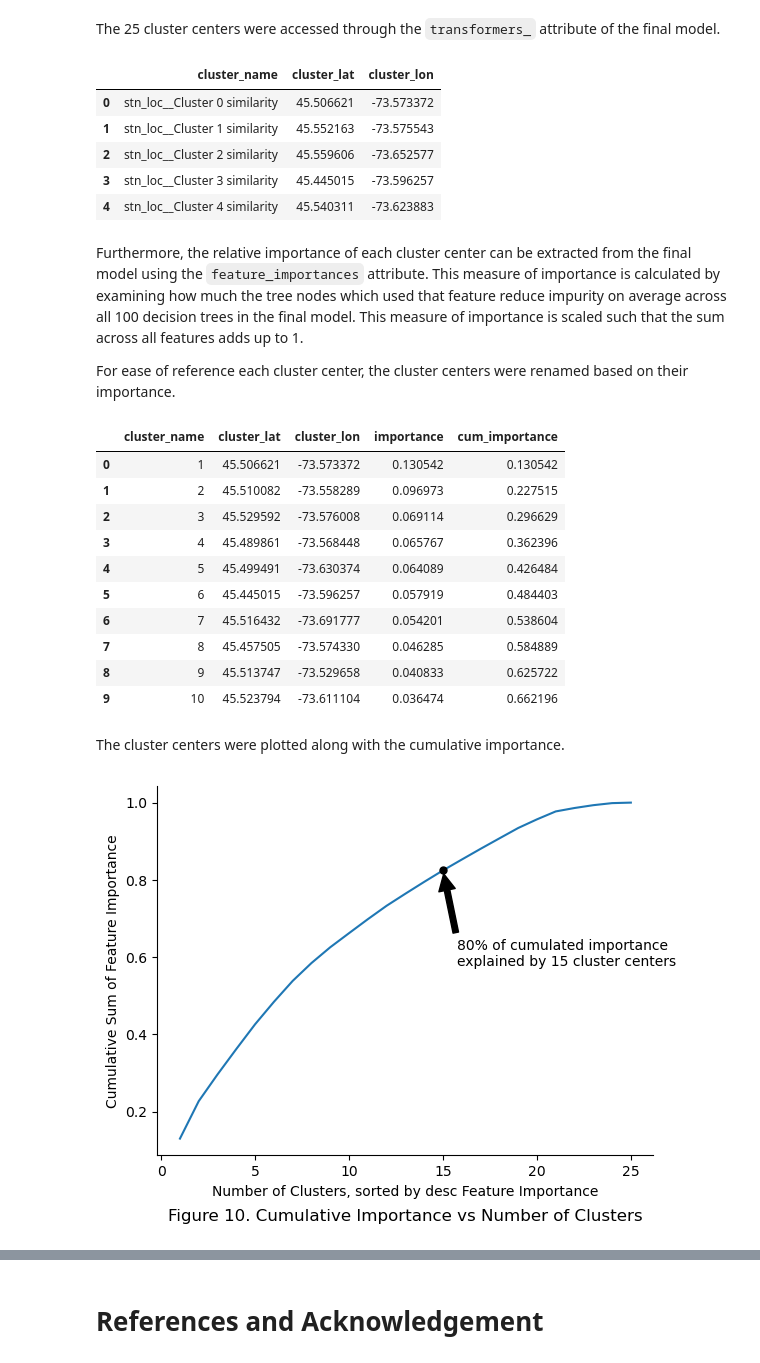
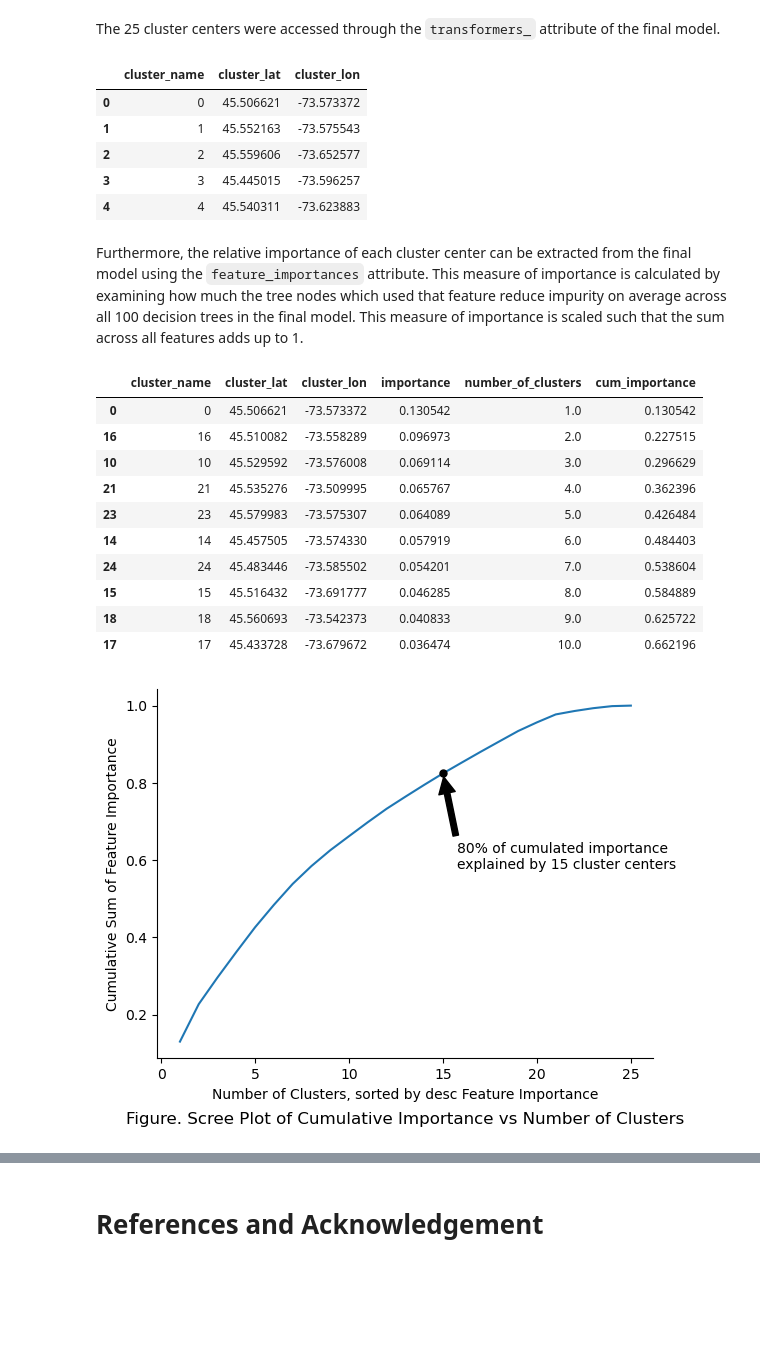
Before and after one commit to andrewyewcy/velocipede, a Jupyter notebook: 21_notebooks/030_modelling_with_location.ipynb, the cells around one changed output, grey strips where cells are left out. Cells and saved outputs as stored; diff of their text form; code cells hidden in the pictures; blank space fills up the shorter version.

```diff
--- a/21_notebooks/030_modelling_with_location.ipynb
+++ b/21_notebooks/030_modelling_with_location.ipynb
@@ -474,9 +367,9 @@ cat_bin_boundaries = [
 
 # Define labels for each bin
 cat_bin_labels = [
-    "00 - 33% percentile",
-    "34 - 66% percentile",
-    "67 - 100% percentile"
+    "00 - 33% quantile",
+    "34 - 66% quantile",
+    "67 - 100% quantile"
 ]
 
 # Categorize target feature based on defined boundaries and labels
@@ -490,7 +383,7 @@ df["pct_cat"] = pd.cut(
 df["pct_cat"].value_counts().sort_index().plot.bar(rot = 0)
 plt.ylabel("Number of data points")
 plt.xlabel("Target Feature Categories")
-plt.title(f"Figure 6. 'pct_of_annual_rides' categorized by Percentiles", y = -0.2)
+plt.title(f"Figure : 'pct_of_annual_rides' Categorized by Quantiles", y = -0.2)
 sns.despine()
 plt.show()
 # %% [output]
@@ -1006,7 +883,7 @@ The goals of hyperparameter tuning are to find the model hyperparameters that pr
 # %%
 # Extract the independent and dependent variables into X and y for readability
 X_re = remainder_df[["stn_lat", "stn_lon"]]
-y_re = remainder_df["pct_of_annual_rides"]
+y_re = remainder_df[["pct_of_annual_rides"]]
 # %% [markdown]
 ## Round 1
 # %% [markdown]
@@ -1253,21 +1143,19 @@ cc_df = pd.DataFrame({
     "cluster_lon"  : final_model["preprocessing"].transformers_[0][1].kmeans_.cluster_centers_[:,1]
 })
 
-# # For simplicity, the cluster names are reduced to just the number within each string
-# cc_df["cluster_name"] = cc_df["cluster_name"].str.extract('(\d+)').astype("int")+1
+# For simplicity, the cluster names are reduced to just the number within each string
+cc_df["cluster_name"] = cc_df["cluster_name"].str.extract('(\d+)')
 
-display(cc_df.head())
+cc_df.head()
 # %% [output]
 |  | cluster_name | cluster_lat | cluster_lon |
-| 0 | stn_loc__Cluster 0 similarity | 45.506621 | -73.573372 |
-| 1 | stn_loc__Cluster 1 similarity | 45.552163 | -73.575543 |
-| 2 | stn_loc__Cluster 2 similarity | 45.559606 | -73.652577 |
-| 3 | stn_loc__Cluster 3 similarity | 45.445015 | -73.596257 |
-| 4 | stn_loc__Cluster 4 similarity | 45.540311 | -73.623883 |
+| 0 | 0 | 45.506621 | -73.573372 |
+| 1 | 1 | 45.552163 | -73.575543 |
+| 2 | 2 | 45.559606 | -73.652577 |
+| 3 | 3 | 45.445015 | -73.596257 |
+| 4 | 4 | 45.540311 | -73.623883 |
 # %% [markdown]
 Furthermore, the relative importance of each cluster center can be extracted from the final model using the `feature_importances` attribute. This measure of importance is calculated by examining how much the tree nodes which used that feature reduce impurity on average across all 100 decision trees in the final model. This measure of importance is scaled such that the sum across all features adds up to 1.
-
-For ease of reference each cluster center, the cluster centers were renamed based on their importance.
 # %%
 # Get importance of each cluster center from final model
 cc_df["importance"] = final_model["random_forest"].feature_importances_
@@ -1280,69 +1168,65 @@ cc_df.sort_values(
 )
 
 # Number of clusters (ascending)
-cc_df["cluster_name"] = cc_df["importance"].rank(ascending = False).astype("int")
+cc_df["number_of_clusters"] = cc_df["importance"].rank(ascending = False)
 
 # Cumulative importance
 cc_df["cum_importance"] = cc_df["importance"].cumsum()
 
-# Reset index for neatness
-cc_df.reset_index(drop = True, inplace = True)
+# Examine the top 10 cluster centers
 
-# Examine the top 10 cluster centers
-display(cc_df.head(10))
+cc_df.head(10)
 # %% [output]
-|  | cluster_name | cluster_lat | cluster_lon | importance | cum_importance |
-| 0 | 1 | 45.506621 | -73.573372 | 0.130542 | 0.130542 |
-| 1 | 2 | 45.510082 | -73.558289 | 0.096973 | 0.227515 |
-| 2 | 3 | 45.529592 | -73.576008 | 0.069114 | 0.296629 |
-| 3 | 4 | 45.489861 | -73.568448 | 0.065767 | 0.362396 |
-| 4 | 5 | 45.499491 | -73.630374 | 0.064089 | 0.426484 |
-| 5 | 6 | 45.445015 | -73.596257 | 0.057919 | 0.484403 |
-| 6 | 7 | 45.516432 | -73.691777 | 0.054201 | 0.538604 |
-| 7 | 8 | 45.457505 | -73.574330 | 0.046285 | 0.584889 |
-| 8 | 9 | 45.513747 | -73.529658 | 0.040833 | 0.625722 |
-| 9 | 10 | 45.523794 | -73.611104 | 0.036474 | 0.662196 |
+|  | cluster_name | cluster_lat | cluster_lon | importance | number_of_clusters | cum_importance |
+| 0 | 0 | 45.506621 | -73.573372 | 0.130542 | 1.0 | 0.130542 |
+| 16 | 16 | 45.510082 | -73.558289 | 0.096973 | 2.0 | 0.227515 |
+| 10 | 10 | 45.529592 | -73.576008 | 0.069114 | 3.0 | 0.296629 |
+| 21 | 21 | 45.535276 | -73.509995 | 0.065767 | 4.0 | 0.362396 |
+| 23 | 23 | 45.579983 | -73.575307 | 0.064089 | 5.0 | 0.426484 |
+| 14 | 14 | 45.457505 | -73.574330 | 0.057919 | 6.0 | 0.484403 |
+| 24 | 24 | 45.483446 | -73.585502 | 0.054201 | 7.0 | 0.538604 |
+| 15 | 15 | 45.516432 | -73.691777 | 0.046285 | 8.0 | 0.584889 |
+| 18 | 18 | 45.560693 | -73.542373 | 0.040833 | 9.0 | 0.625722 |
+| 17 | 17 | 45.433728 | -73.679672 | 0.036474 | 10.0 | 0.662196 |
-# %% [markdown]
-The cluster centers were plotted along with the cumulative importance.
 # %%
 # Initiate figure object
 plt.figure()
 
 # Create line plot
 cc_df.plot(
-    x = "cluster_name",
+    x = "number_of_clusters",
     y = "cum_importance",
     kind = "line",
     ax = plt.gca(),
     legend = False
 )
 
 # Define location for annotation
 ann_x = 15
-ann_y = cc_df.loc[cc_df["cluster_name"] == 15,"cum_importance"].values[0]
+ann_y = cc_df.loc[cc_df["number_of_clusters"] == 15.0,"cum_importance"].values[0]
 
 # Plot a marker to highlight 80% cumulated importance
 plt.plot(
     ann_x,
     ann_y,
     marker = ".",
     markersize = 10,
     color = "black"
 )
 
 # Add annotations
 plt.annotate(
     text = "80% of cumulated importance \nexplained by 15 cluster centers",
     xy = (ann_x,ann_y),
     xytext = (ann_x*1.05, ann_y*0.70),
     arrowprops = dict(facecolor = "black", shrink = 0.05)
 )
 
-# Tidy up plot
 plt.ylabel(f"Cumulative Sum of Feature Importance")
 plt.xlabel(f"Number of Clusters, sorted by desc Feature Importance")
-plt.title(f"Figure 10. Cumulative Importance vs Number of Clusters", y = -0.2)
+plt.title(f"Figure. Scree Plot of Cumulative Importance vs Number of Clusters", y = -0.2)
+
 sns.despine()
 plt.show()
 # %% [output]
-[figure, old version]
+[figure, new version]
```
Also changed, not shown: parts of 123 cells of this notebook, 27 other files.
